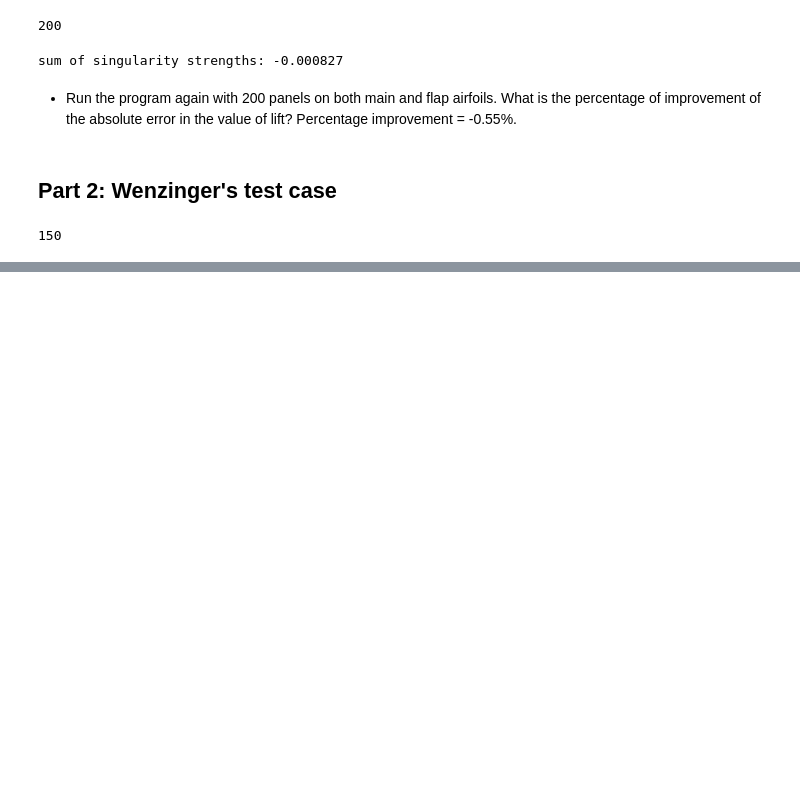
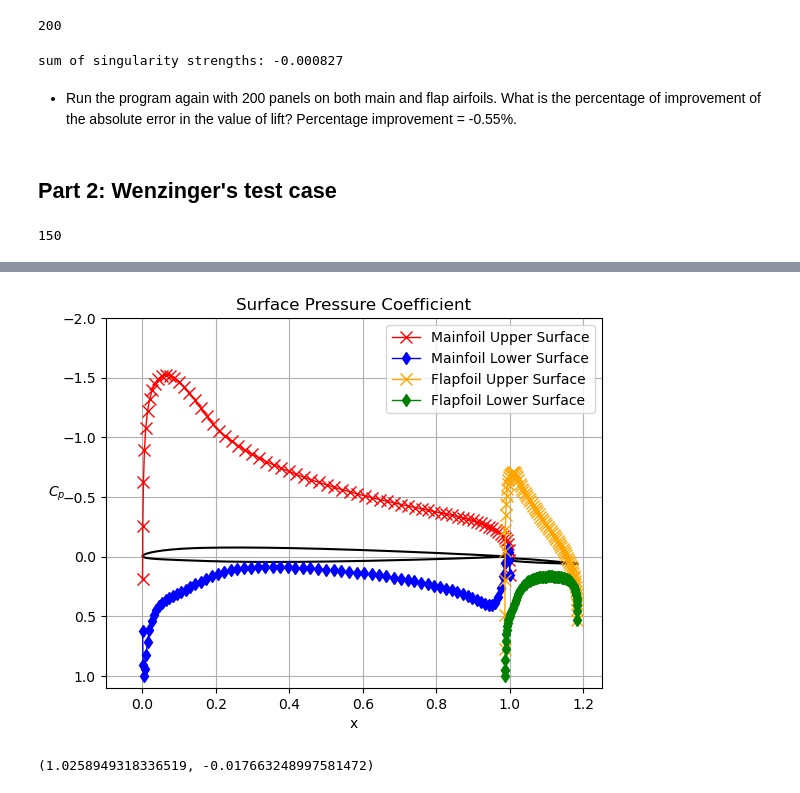
Before and after one commit to mathieucadei/AeroPython, a Jupyter notebook: lessons/assignments/11_Lesson11_Assignment.ipynb, the cells around one changed output, grey strips where cells are left out. Cells and saved outputs as stored; diff of their text form; code cells hidden in the pictures; blank space fills up the shorter version.

```diff
--- a/lessons/assignments/11_Lesson11_Assignment.ipynb
+++ b/lessons/assignments/11_Lesson11_Assignment.ipynb
@@ -730,12 +771,15 @@ for i in range(N):
 # create panels
 flapfoil_panels = np.empty(N, dtype=object)
 for i in range(N):
-    flapfoil_panels[i] = Panel(x_flapfoil[i], y_flapfoil[i], x_flapfoil[i + 1], y_flapfoil[i + 1])
+    flapfoil_panels[i] = Panel(x_flap_deflected[i], y_flap_deflected[i], x_flap_deflected[i + 1], y_flap_deflected[i + 1])
 # %%
 multielement_panels = np.concatenate((mainfoil_panels, flapfoil_panels))
 
 A_source = source_contribution_normal(multielement_panels)
 B_vortex = vortex_contribution_normal(multielement_panels)
+# %%
+# define freestream conditions
+freestream = Freestream(U_inf=1.0, alpha=1.0)
 # %%
 A = build_singularity_matrix(A_source, B_vortex, N)
 b = build_freestream_rhs(multielement_panels, freestream, N)
@@ -764,0 +809,30 @@ sum of singularity strengths: 0.001574
+# %%
+fig, ax = plt.subplots()
+ax.plot(x_mainfoil, -y_mainfoil, color='k')
+ax.plot(x_flap_deflected, -y_flap_deflected, color='k')
+ax.plot([panel.xc for panel in multielement_panels[:N] if panel.loc == 'upper'],
+        [panel.cp for panel in multielement_panels[:N] if panel.loc == 'upper'],
+        label='Mainfoil Upper Surface',
+        color='r', linewidth=1, marker='x', markersize=8)
+ax.plot([panel.xc for panel in multielement_panels[:N] if panel.loc == 'lower'],
+        [panel.cp for panel in multielement_panels[:N] if panel.loc == 'lower'],
+        label='Mainfoil Lower Surface',
+        color='b', linewidth=1, marker='d', markersize=6)
+ax.plot([panel.xc for panel in multielement_panels[N:] if panel.loc == 'upper'],
+        [panel.cp for panel in multielement_panels[N:] if panel.loc == 'upper'],
+        label='Flapfoil Upper Surface',
+        color='orange', linewidth=1, marker='x', markersize=8)
+ax.plot([panel.xc for panel in multielement_panels[N:] if panel.loc == 'lower'],
+        [panel.cp for panel in multielement_panels[N:] if panel.loc == 'lower'],
+        label='Flapfoil Lower Surface',
+        color='g', linewidth=1, marker='d', markersize=6)
+ax.set_xlim(-0.1, 1.25)
+ax.set_ylim(1.1, -2)
+ax.grid()
+ax.set_xlabel('x')
+ax.set_ylabel('$C_p$', rotation=0)
+ax.legend(loc='best')
+ax.set_title('Surface Pressure Coefficient')
+plt.show()
+# %% [output]
+[figure, added]
@@ -764,0 +842,4 @@ sum of singularity strengths: 0.001574
+# %%
+L, D
+# %% [output]
+(1.0258949318336519, -0.017663248997581472)
```
Also changed, not shown: parts of 6 cells of this notebook, 3 other files.
